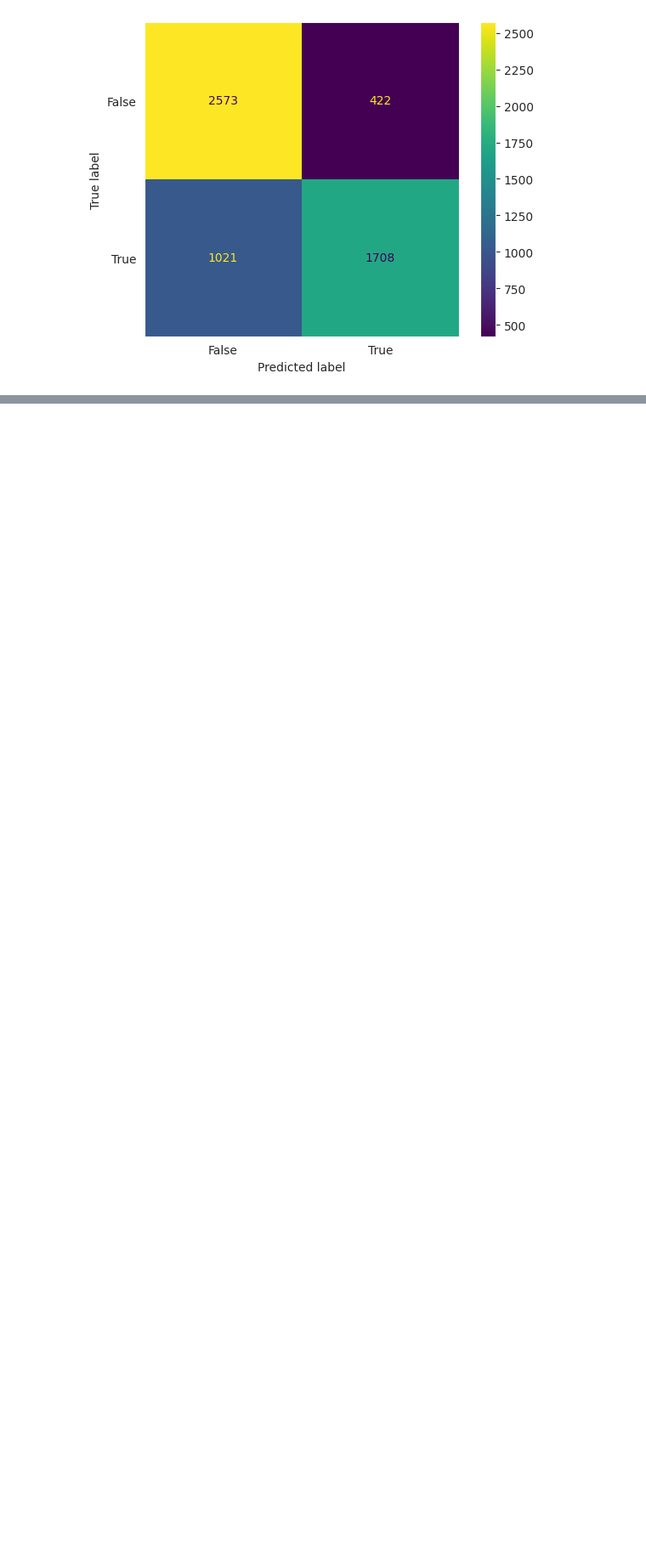
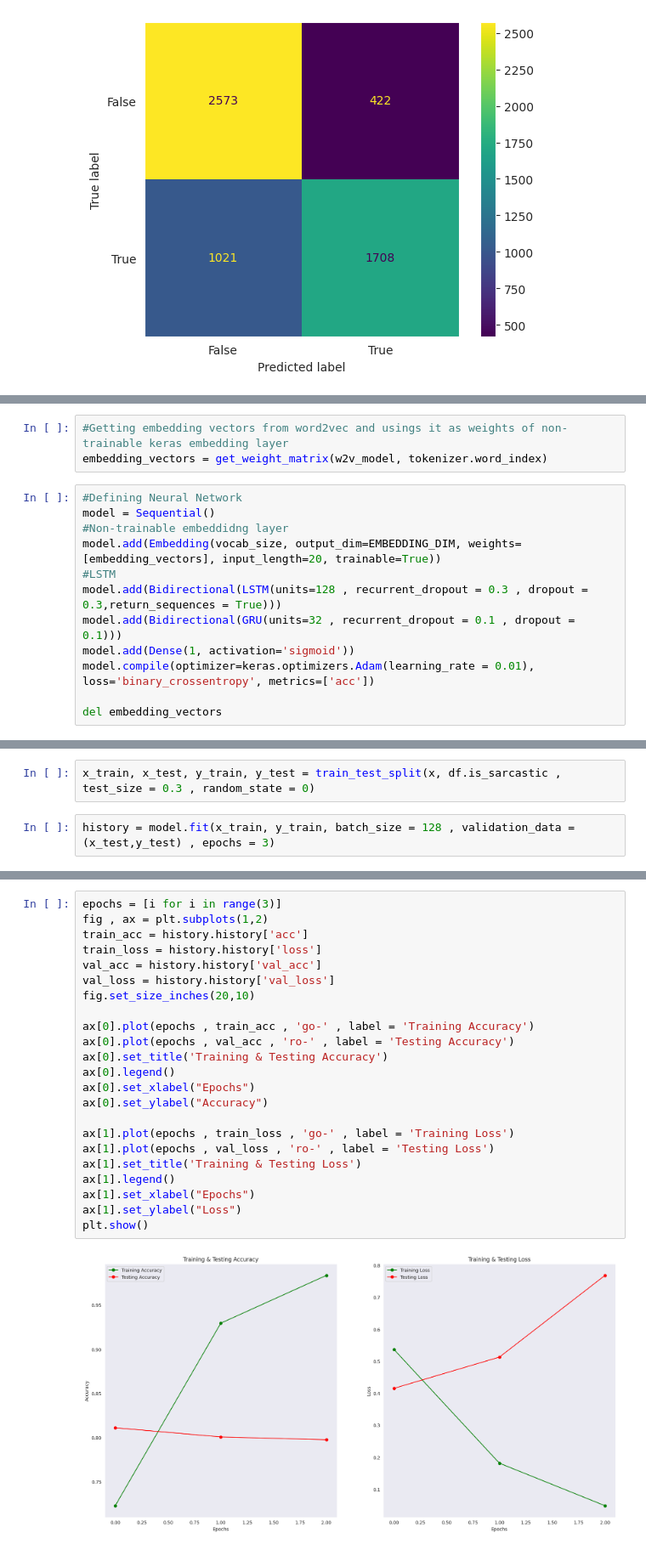
Before and after one commit to StephenJP14/Sarcasm-Detection-Models, a Jupyter notebook: Sarcasm_Detection (3).ipynb, the cells around one changed output, grey strips where cells are left out. Shown at 85% size. Saved outputs shown, nothing was run; the diff lists cells and outputs as text; blank space fills up the shorter version.

```diff
--- a/Sarcasm_Detection (2).ipynb
+++ b/Sarcasm_Detection (3).ipynb
@@ -336,0 +422,15 @@ plt.show()
+# %%
+#Getting embedding vectors from word2vec and usings it as weights of non-trainable keras embedding layer
+embedding_vectors = get_weight_matrix(w2v_model, tokenizer.word_index)
+# %%
+#Defining Neural Network
+model = Sequential()
+#Non-trainable embeddidng layer
+model.add(Embedding(vocab_size, output_dim=EMBEDDING_DIM, weights=[embedding_vectors], input_length=20, trainable=True))
+#LSTM
+model.add(Bidirectional(LSTM(units=128 , recurrent_dropout = 0.3 , dropout = 0.3,return_sequences = True)))
+model.add(Bidirectional(GRU(units=32 , recurrent_dropout = 0.1 , dropout = 0.1)))
+model.add(Dense(1, activation='sigmoid'))
+model.compile(optimizer=keras.optimizers.Adam(learning_rate = 0.01), loss='binary_crossentropy', metrics=['acc'])
+
+del embedding_vectors
@@ -336,0 +459,4 @@ plt.show()
+# %%
+x_train, x_test, y_train, y_test = train_test_split(x, df.is_sarcastic , test_size = 0.3 , random_state = 0)
+# %%
+history = model.fit(x_train, y_train, batch_size = 128 , validation_data = (x_test,y_test) , epochs = 3)
@@ -336,0 +478,25 @@ plt.show()
+# %%
+epochs = [i for i in range(3)]
+fig , ax = plt.subplots(1,2)
+train_acc = history.history['acc']
+train_loss = history.history['loss']
+val_acc = history.history['val_acc']
+val_loss = history.history['val_loss']
+fig.set_size_inches(20,10)
+
+ax[0].plot(epochs , train_acc , 'go-' , label = 'Training Accuracy')
+ax[0].plot(epochs , val_acc , 'ro-' , label = 'Testing Accuracy')
+ax[0].set_title('Training & Testing Accuracy')
+ax[0].legend()
+ax[0].set_xlabel("Epochs")
+ax[0].set_ylabel("Accuracy")
+
+ax[1].plot(epochs , train_loss , 'go-' , label = 'Training Loss')
+ax[1].plot(epochs , val_loss , 'ro-' , label = 'Testing Loss')
+ax[1].set_title('Training & Testing Loss')
+ax[1].legend()
+ax[1].set_xlabel("Epochs")
+ax[1].set_ylabel("Loss")
+plt.show()
+# %% [output]
+[figure, added]
```
Also changed, not shown: parts of 18 cells of this notebook.
